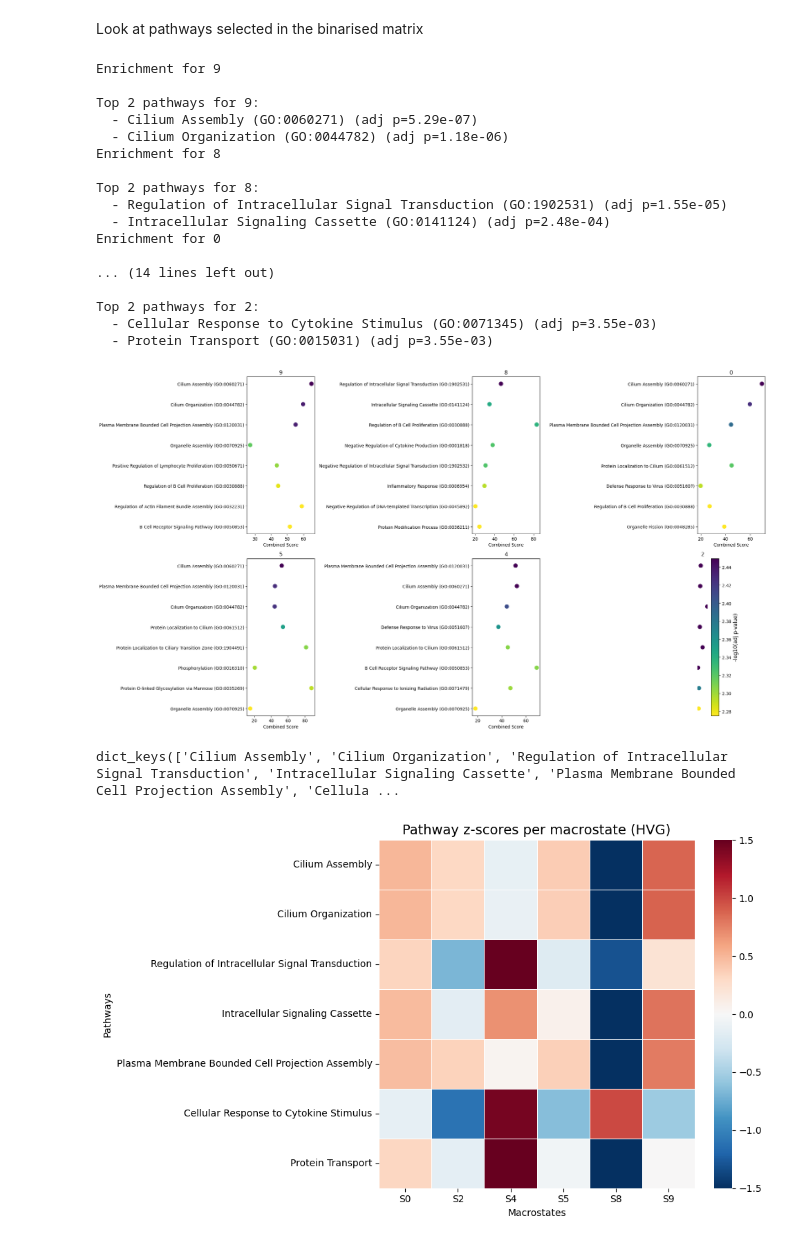
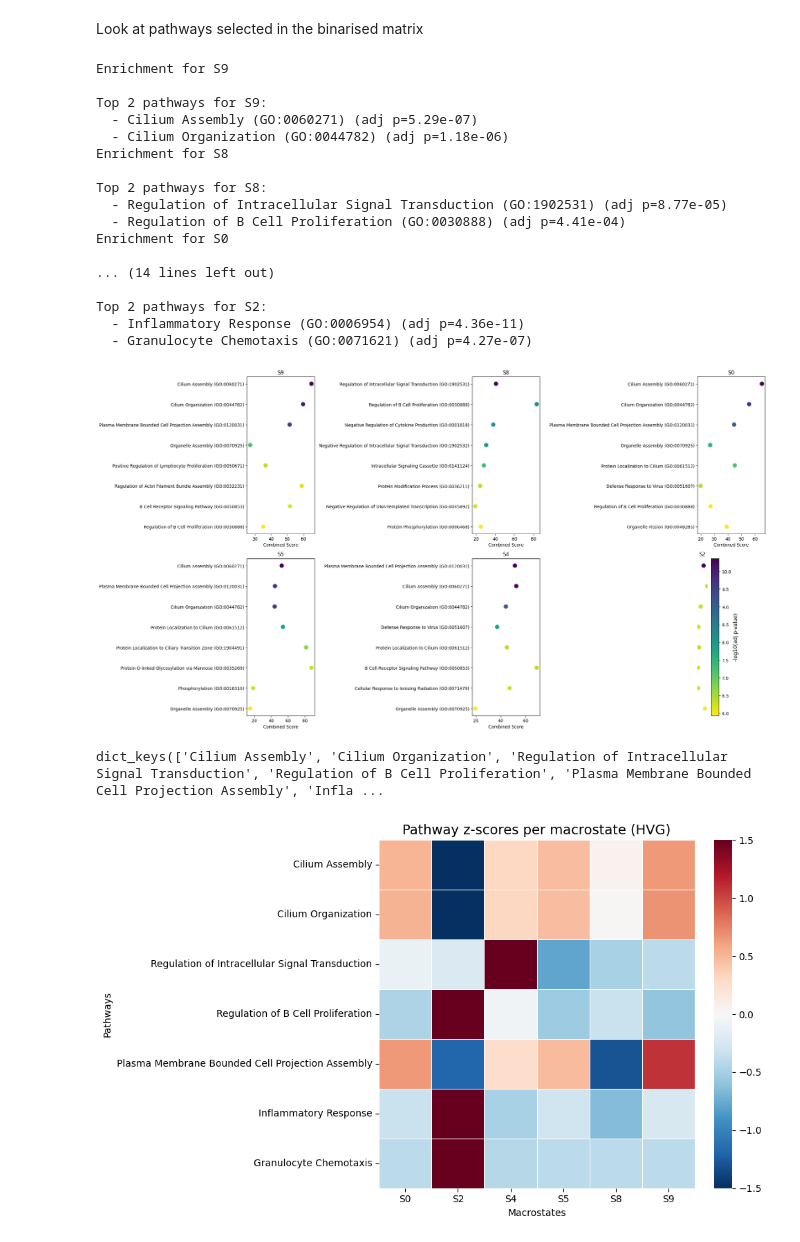
Before and after one commit to Augugustine/CITE-seq-analysis-CLL, a Jupyter notebook: 3- Boolean model/Binarization.ipynb, the cells around one changed output. Cells and saved outputs as stored; diff of their text form; code cells hidden in the pictures.

```diff
--- a/3- Boolean model/Binarization.ipynb
+++ b/3- Boolean model/Binarization.ipynb
@@ -6,7 +6,7 @@
 3) Evaluate the binarization result
 # %%
 # === PARAMETERS ===
-input_file = "/home/a.blanc-boekholt/Documents/Singlecell-R/Scripts/Matrix/cll_bridge_stream.h5ad"
+input_file = "/home/a.blanc-boekholt/Documents/Singlecell-R/Scripts/Matrix/cll_macro_stream.h5ad"
 patient = "P2"
 output_directory = "/home/a.blanc-boekholt/Documents/Singlecell-R/Scripts/Plots"
 macrostates_computed="timepoint" # stream2 or timepoint
@@ -625,45 +625,57 @@ for i, ct in enumerate(macrostates):
         s=80, cmap="viridis_r")
     axes[i].set_title(ct)
     axes[i].set_xlabel("Combined Score")
     axes[i].set_ylabel("")
     axes[i].invert_yaxis()
 
 cax = axes[-1]
 cax.axis("off")
 cbar = fig.colorbar(scp, ax=cax, fraction=0.8)
 cbar.set_label("-log10(adj p-value)", fontsize=12)
 plt.subplots_adjust(wspace=0.5, hspace=0.4)
 plt.tight_layout()
 fig.savefig(f"{output_directory}/GO_barplot.png", dpi=300, bbox_inches="tight")
 plt.show()
 
+def get_pathways_dict():
+    url = "https://maayanlab.cloud/Enrichr/geneSetLibrary?mode=text&libraryName=GO_Biological_Process_2026"
+    r = requests.get(url)
+
+    pathways = {}
+    for line in r.text.strip().split("\n"):
+        parts = line.split("\t")
+        if len(parts) > 2:
+            pathways[parts[0]] = parts[2:]
+    return pathways
+
+pathway = get_pathways_dict()
 pathways = {}
 for ct, terms in top_terms_per_state.items():
     for term in terms:
         label = term.split(" (GO:")[0]
         pathways[label] = pathway[term]
 
 print(pathways.keys())
 # %% [output]
-Enrichment for 9
+Enrichment for S9
 
-Top 2 pathways for 9:
+Top 2 pathways for S9:
   - Cilium Assembly (GO:0060271) (adj p=5.29e-07)
   - Cilium Organization (GO:0044782) (adj p=1.18e-06)
-Enrichment for 8
+Enrichment for S8
 
-Top 2 pathways for 8:
-  - Regulation of Intracellular Signal Transduction (GO:1902531) (adj p=1.55e-05)
-  - Intracellular Signaling Cassette (GO:0141124) (adj p=2.48e-04)
-Enrichment for 0
+Top 2 pathways for S8:
+  - Regulation of Intracellular Signal Transduction (GO:1902531) (adj p=8.77e-05)
+  - Regulation of B Cell Proliferation (GO:0030888) (adj p=4.41e-04)
+Enrichment for S0
 
 ... (14 lines left out)
 
-Top 2 pathways for 2:
-  - Cellular Response to Cytokine Stimulus (GO:0071345) (adj p=3.55e-03)
-  - Protein Transport (GO:0015031) (adj p=3.55e-03)
+Top 2 pathways for S2:
+  - Inflammatory Response (GO:0006954) (adj p=4.36e-11)
+  - Granulocyte Chemotaxis (GO:0071621) (adj p=4.27e-07)
-[figure, old version]
+[figure, new version]
-dict_keys(['Cilium Assembly', 'Cilium Organization', 'Regulation of Intracellular Signal Transduction', 'Intracellular Signaling Cassette', 'Plasma Membrane Bounded Cell Projection Assembly', 'Cellula ...
+dict_keys(['Cilium Assembly', 'Cilium Organization', 'Regulation of Intracellular Signal Transduction', 'Regulation of B Cell Proliferation', 'Plasma Membrane Bounded Cell Projection Assembly', 'Infla ...
 # %%
 # Compute score for each cell for each pathway
 for name, gene_list in pathways.items():
@@ -698,7 +710,7 @@ plt.tight_layout()
 plt.savefig(f"{output_directory}/pathways_combined_heatmap.png", dpi=300)
 plt.show()
 # %% [output]
-[figure, old version]
+[figure, new version]
 # %%
 binary_matrix = pd.DataFrame.from_dict(binarized_states, orient="index").fillna(np.nan)
 
```
Also changed, not shown: parts of 3 cells of this notebook, 2 other files.
